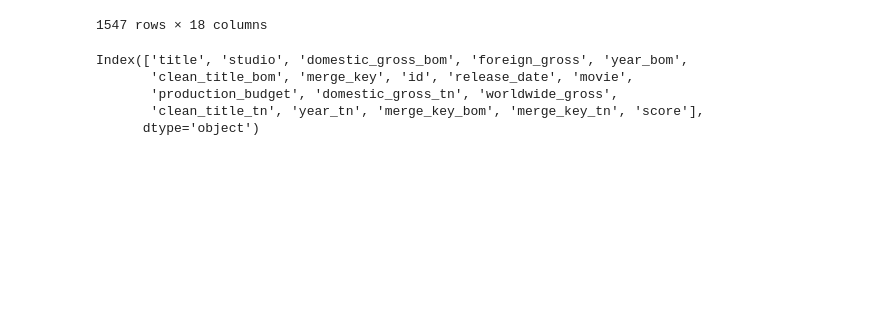
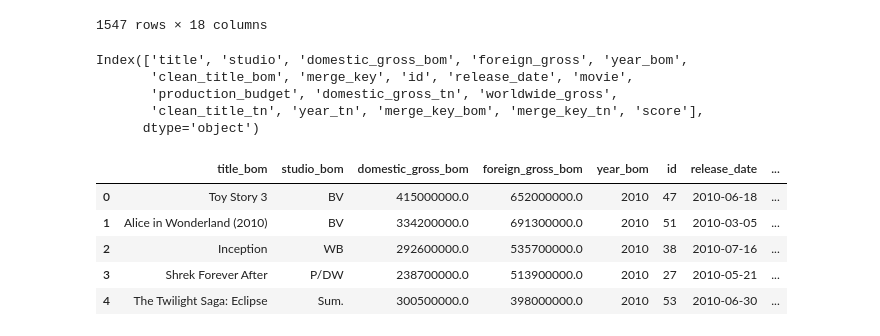
Before and after one commit to Vain-Guy/Lights-Camera....Data-, a Jupyter notebook: index.ipynb, the cells around one changed output. Cells and saved outputs as stored; diff of their text form; code cells hidden in the pictures; blank space fills up the shorter version.

Commit message:
Merged The Numbers and Box Office Mojo

```diff
--- a/index.ipynb
+++ b/index.ipynb
@@ -377,15 +396,24 @@ final_clean = final_clean.rename(columns={
     "title": "title_bom",
     "movie": "title_tn",
     "studio": "studio_bom",
-    "domestic_gross_bom": "domestic_gross_bom_usd",
-    "foreign_gross": "foreign_gross_bom_usd",
+    "domestic_gross_bom": "domestic_gross_bom",
+    "foreign_gross": "foreign_gross_bom",
     "year_bom": "year_bom",
-    "production_budget": "production_budget_usd",
-    "domestic_gross_tn": "domestic_gross_tn_usd",
-    "worldwide_gross": "worldwide_gross_tn_usd",
+    "production_budget": "production_budget",
+    "domestic_gross_tn": "domestic_gross_tn",
+    "worldwide_gross": "worldwide_gross_tn",
     "year_tn": "year_tn"
 })
 
-# Save cleaned version
-final_clean.to_csv("movies_merged_clean.csv", index=False)
-print("Cleaned merged dataset saved to movies_merged_clean.csv")
+# # Save cleaned version
+# final_clean.to_csv("movies_merged_clean.csv", index=False)
+# print("Cleaned merged dataset saved to movies_merged_clean.csv")
+# %%
+final_clean.head()
+# %% [output]
+|  | title_bom | studio_bom | domestic_gross_bom | foreign_gross_bom | year_bom | id | release_date | ... |
+| 0 | Toy Story 3 | BV | 415000000.0 | 652000000.0 | 2010 | 47 | 2010-06-18 | ... |
+| 1 | Alice in Wonderland (2010) | BV | 334200000.0 | 691300000.0 | 2010 | 51 | 2010-03-05 | ... |
+| 2 | Inception | WB | 292600000.0 | 535700000.0 | 2010 | 38 | 2010-07-16 | ... |
+| 3 | Shrek Forever After | P/DW | 238700000.0 | 513900000.0 | 2010 | 27 | 2010-05-21 | ... |
+| 4 | The Twilight Saga: Eclipse | Sum. | 300500000.0 | 398000000.0 | 2010 | 53 | 2010-06-30 | ... |
```
Also changed, not shown: parts of 20 cells of this notebook.
